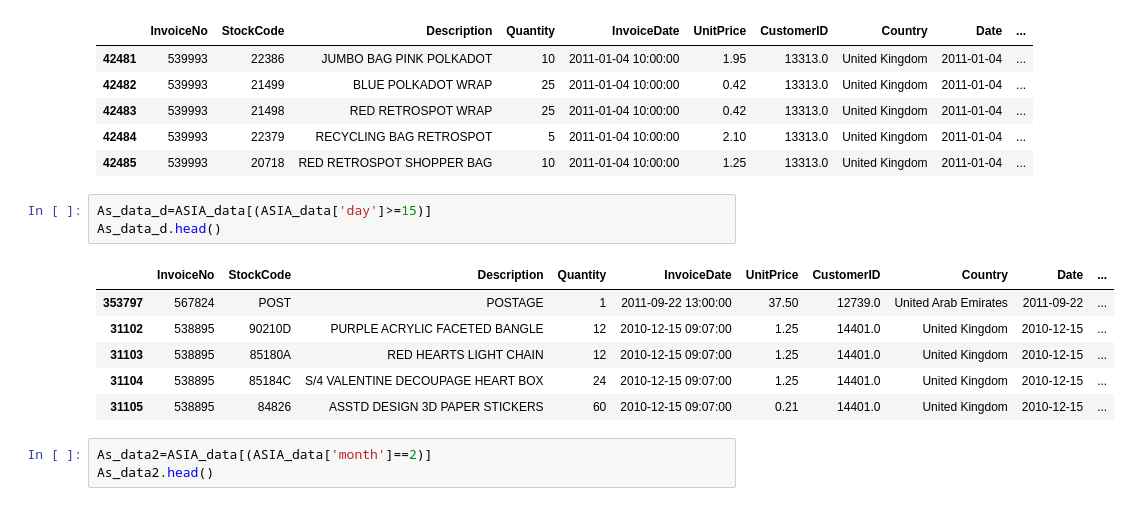
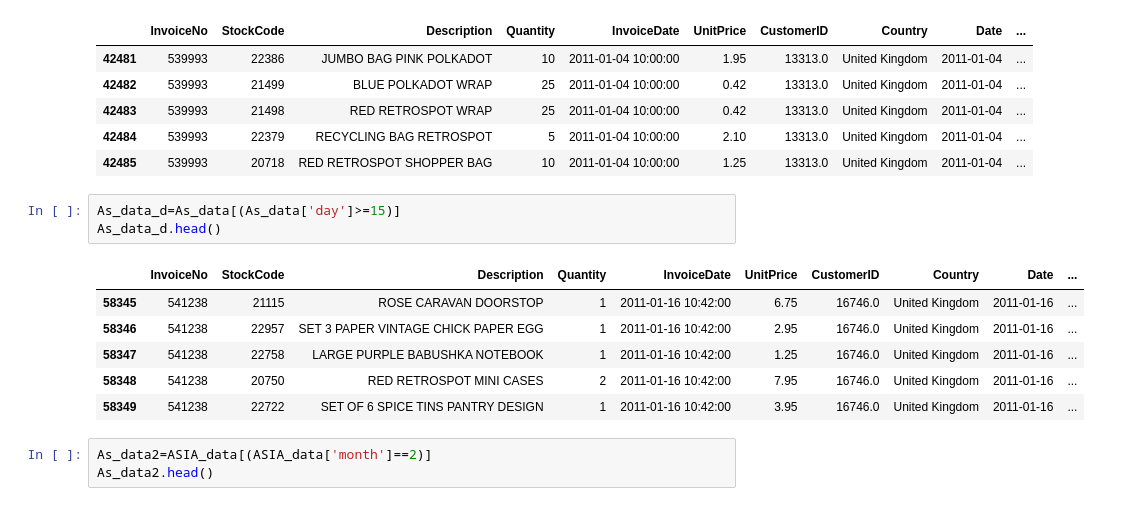
Before and after one commit to Aingon14/BSC_DPDM23, a Jupyter notebook: Frequent_Patterns_HW1.ipynb, the cells around one changed output. Saved outputs shown, nothing was run; the diff lists cells and outputs as text.

```diff
--- a/Frequent_Patterns_HW1.ipynb
+++ b/Frequent_Patterns_HW1.ipynb
@@ -327,15 +327,15 @@ As_data.head()
 | 42484 | 539993 | 22379 | RECYCLING BAG RETROSPOT | 5 | 2011-01-04 10:00:00 | 2.10 | 13313.0 | United Kingdom | 2011-01-04 | ... |
 | 42485 | 539993 | 20718 | RED RETROSPOT SHOPPER BAG | 10 | 2011-01-04 10:00:00 | 1.25 | 13313.0 | United Kingdom | 2011-01-04 | ... |
 # %%
-As_data_d=ASIA_data[(ASIA_data['day']>=15)]
+As_data_d=As_data[(As_data['day']>=15)]
 As_data_d.head()
 # %% [output]
 |  | InvoiceNo | StockCode | Description | Quantity | InvoiceDate | UnitPrice | CustomerID | Country | Date | ... |
-| 353797 | 567824 | POST | POSTAGE | 1 | 2011-09-22 13:00:00 | 37.50 | 12739.0 | United Arab Emirates | 2011-09-22 | ... |
-| 31102 | 538895 | 90210D | PURPLE ACRYLIC FACETED BANGLE | 12 | 2010-12-15 09:07:00 | 1.25 | 14401.0 | United Kingdom | 2010-12-15 | ... |
-| 31103 | 538895 | 85180A | RED HEARTS LIGHT CHAIN | 12 | 2010-12-15 09:07:00 | 1.25 | 14401.0 | United Kingdom | 2010-12-15 | ... |
-| 31104 | 538895 | 85184C | S/4 VALENTINE DECOUPAGE HEART BOX | 24 | 2010-12-15 09:07:00 | 1.25 | 14401.0 | United Kingdom | 2010-12-15 | ... |
-| 31105 | 538895 | 84826 | ASSTD DESIGN 3D PAPER STICKERS | 60 | 2010-12-15 09:07:00 | 0.21 | 14401.0 | United Kingdom | 2010-12-15 | ... |
+| 58345 | 541238 | 21115 | ROSE CARAVAN DOORSTOP | 1 | 2011-01-16 10:42:00 | 6.75 | 16746.0 | United Kingdom | 2011-01-16 | ... |
+| 58346 | 541238 | 22957 | SET 3 PAPER VINTAGE CHICK PAPER EGG | 1 | 2011-01-16 10:42:00 | 2.95 | 16746.0 | United Kingdom | 2011-01-16 | ... |
+| 58347 | 541238 | 22758 | LARGE PURPLE BABUSHKA NOTEBOOK | 1 | 2011-01-16 10:42:00 | 1.25 | 16746.0 | United Kingdom | 2011-01-16 | ... |
+| 58348 | 541238 | 20750 | RED RETROSPOT MINI CASES | 2 | 2011-01-16 10:42:00 | 7.95 | 16746.0 | United Kingdom | 2011-01-16 | ... |
+| 58349 | 541238 | 22722 | SET OF 6 SPICE TINS PANTRY DESIGN | 1 | 2011-01-16 10:42:00 | 3.95 | 16746.0 | United Kingdom | 2011-01-16 | ... |
 # %%
 As_data2=ASIA_data[(ASIA_data['month']==2)]
 As_data2.head()
```
Also changed, not shown: parts of 7 cells of this notebook.
